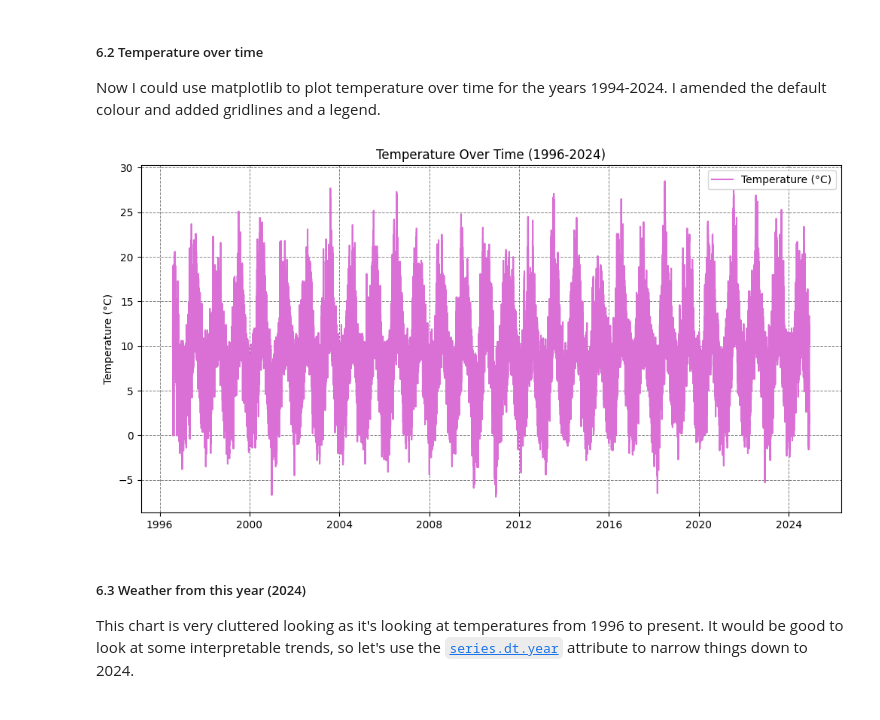
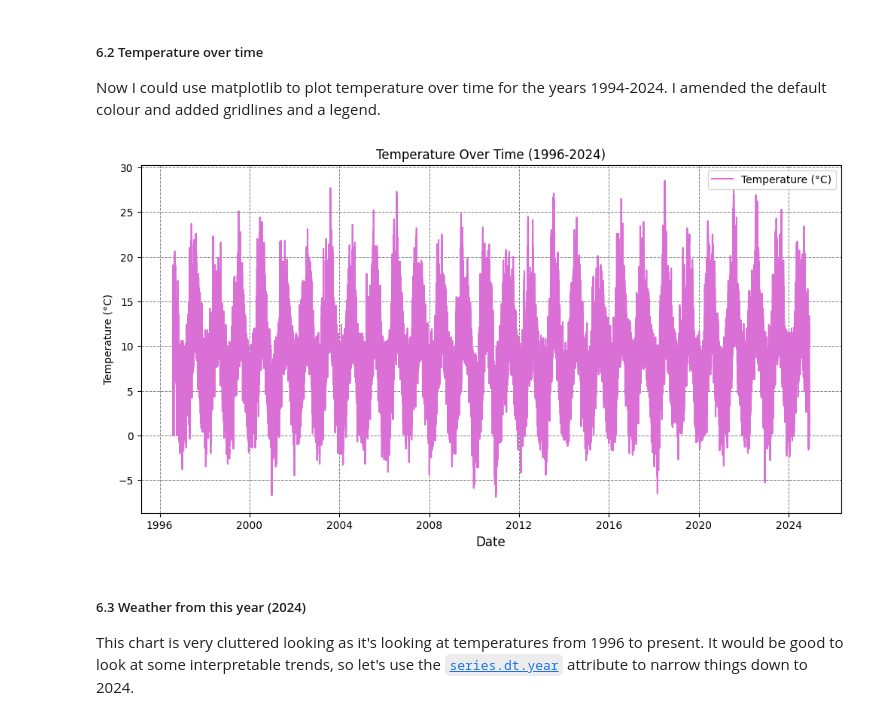
Before and after one commit to miriamroddy/PFDA, a Jupyter notebook: Assignments/assignment_6_Weather.ipynb, the cells around one changed output. Saved outputs shown, nothing was run; the diff lists cells and outputs as text; code cells hidden in the pictures.

```diff
--- a/Assignments/assignment_6_Weather.ipynb
+++ b/Assignments/assignment_6_Weather.ipynb
@@ -123,16 +123,17 @@ Now I could use matplotlib to plot temperature over time for the years 1994-2024
 # %%
 # Lets create the plot using matplotlib
 plt.figure(figsize=(12, 6))
 
 # Let's specify the colour (https://matplotlib.org/stable/gallery/color/named_colors.html) and add a label
 plt.plot(knockweather['date'], knockweather['temp'], color='orchid', label='Temperature (°C)')
-plt.ylabel('Temperature (°C)')
+plt.ylabel('Temperature (°C)', fontsize=12)
+plt.xlabel('Date', fontsize=12)
 plt.title('Temperature Over Time (1996-2024)')
 plt.grid(color='gray', linestyle='--', linewidth=0.7)
 plt.legend()
 plt.show()
 # %% [output]
-[figure, old version]
+[figure, new version]
 # %% [markdown]
 ##### 6.3 Weather from this year (2024)
 This chart is very cluttered looking as it's looking at temperatures from 1996 to present. It would be good to look at some interpretable trends, so let's use the [`series.dt.year`](https://www.geeksforgeeks.org/pandas-series-dt-year/) attribute to narrow things down to 2024.
```
Also changed, not shown: parts of 10 cells of this notebook.
